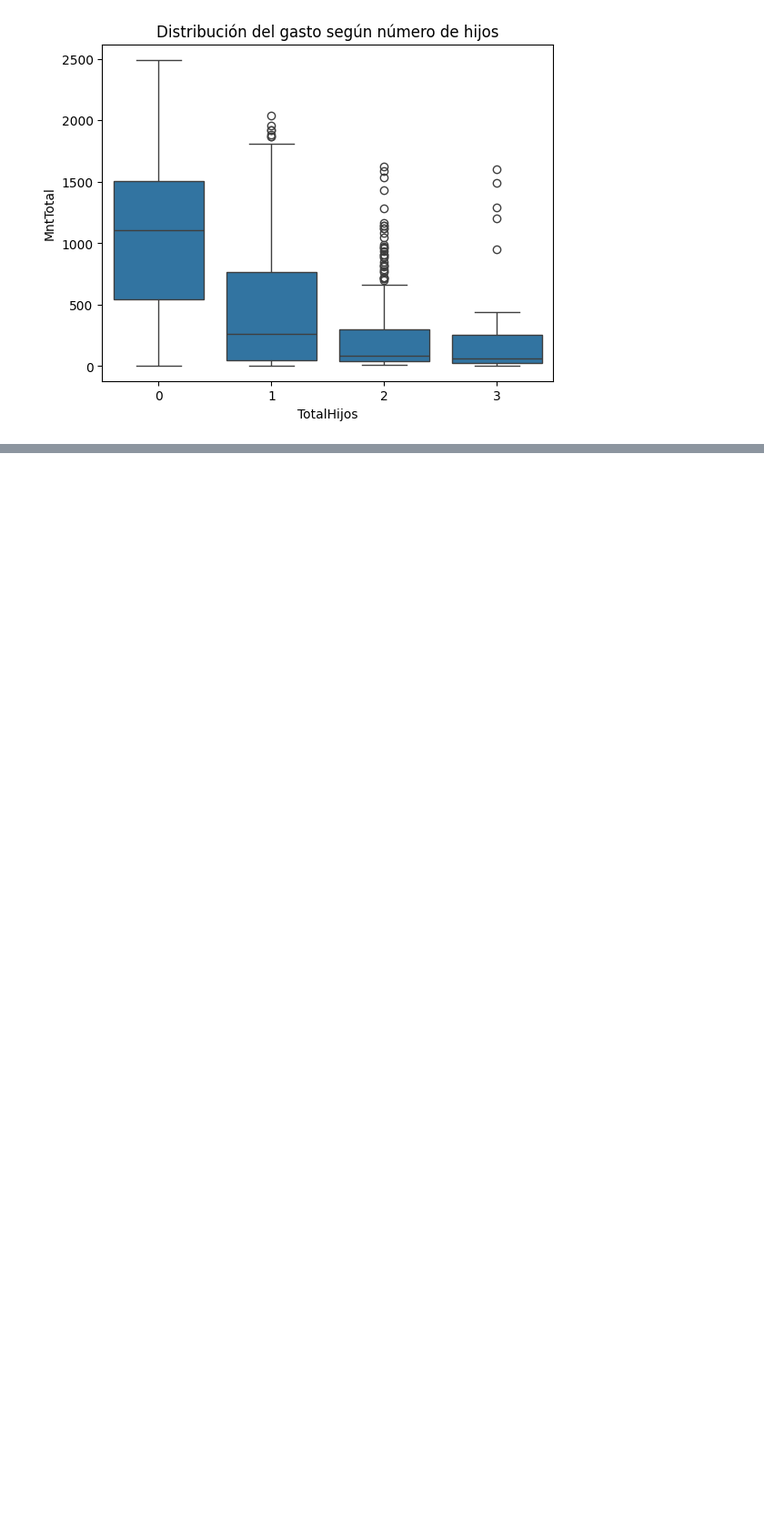
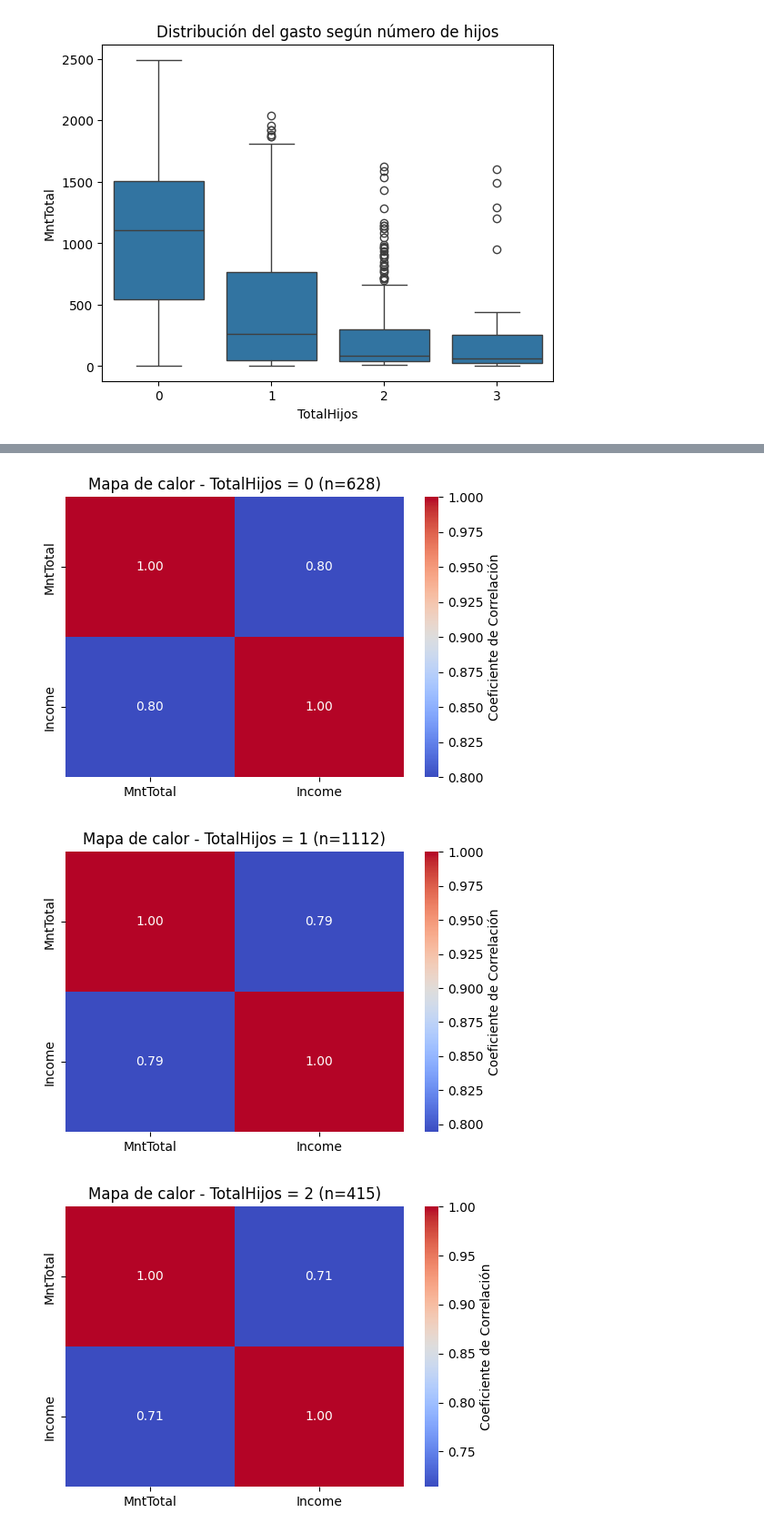
Before and after one commit to krysvill/Bootcamp_Data_Driven_Decisions_Specialist, a Jupyter notebook: Perfil de Cliente - Dashboard de Inteligencia Comercial/ExploracionData.ipynb, the cells around one changed output, grey strips where cells are left out. Shown at 91% size. Drawn from its saved outputs; the diff is of its cells as text; code cells hidden in the pictures; blank space fills up the shorter version.

```diff
--- a/Perfil de Cliente - Dashboard de Inteligencia Comercial/ExploracionData.ipynb
+++ b/Perfil de Cliente - Dashboard de Inteligencia Comercial/ExploracionData.ipynb
@@ -245,33 +368,25 @@ Columnas_Clave =["Income", "Age", "Customer_Days", "MntTotal"
 # %%
+Columnas_Clave = ["Income", "Age", "Customer_Days", "MntTotal"]
+
 Cuartiles_Dict = {}
-
 for columna in Columnas_Clave:
     if columna in DC.columns:
         Q1 = DC[columna].quantile(0.25)
         Q2 = DC[columna].quantile(0.50)
         Q3 = DC[columna].quantile(0.75)
         IQR = Q3 - Q1
-
         Limite_Inf = Q1 - 1.5 * IQR
         Limite_Sup = Q3 + 1.5 * IQR
-
         outliers_bajos = DC[DC[columna] < Limite_Inf].shape[0]
         outliers_altos = DC[DC[columna] > Limite_Sup].shape[0]
-        total_outliers = outliers_bajos + outliers_altos
-
         Cuartiles_Dict[columna] = {
-            "Q1": round(Q1, 2),
-            "Mediana": round(Q2, 2),
-            "Q3": round(Q3, 2),
-            "IQR": round(IQR, 2),
-            "Outliers bajos": outliers_bajos,
-            "Outliers altos": outliers_altos,
-            "Total outliers": total_outliers
+            "Q1": round(Q1, 2), "Mediana": round(Q2, 2), "Q3": round(Q3, 2),
+            "IQR": round(IQR, 2), "Outliers bajos": outliers_bajos,
+            "Outliers altos": outliers_altos, "Total outliers": outliers_bajos + outliers_altos
         }
 
 cuartiles_df = pd.DataFrame.from_dict(Cuartiles_Dict, orient="index")
-cuartiles_df = cuartiles_df.sort_values(by="Total outliers", ascending=False)
-cuartiles_df
+cuartiles_df.sort_values(by="Total outliers", ascending=False)
 # %% [output]
 |  | Q1 | Mediana | Q3 | IQR | Outliers bajos | Outliers altos | Total outliers |
 | MntTotal | 56.0 | 343.0 | 964.0 | 908.0 | 0 | 3 | 3 |
@@ -315,3 +506,10 @@ plt.title("Distribución del gasto según número de hijos")
 plt.show()
 # %% [output]
 [figure]
+# %%
+for valor in sorted(DC["TotalHijos"].unique()):
+    grupo = DC[DC["TotalHijos"] == valor][["MntTotal", "Income"]]
+    if len(grupo) > 1:  # necesita al menos 2 filas
+        corr = grupo.corr()
+        print(f"\nTotalHijos = {valor} (n={len(grupo)})")
+        print(corr.to_string())
@@ -317,0 +536,20 @@ plt.show()
+# %%
+for valor in sorted(DC["TotalHijos"].unique()):
+    grupo = DC[DC["TotalHijos"] == valor][["MntTotal", "Income"]]
+    if len(grupo) > 1:  # necesita al menos 2 filas
+        corr = grupo.corr()
+
+        plt.figure(figsize=(6,4))
+        sns.heatmap(
+            corr,
+            annot=True,
+            fmt=".2f",
+            cmap="coolwarm",
+            cbar_kws={'label': 'Coeficiente de Correlación'}
+        )
+        plt.title(f"Mapa de calor - TotalHijos = {valor} (n={len(grupo)})")
+        plt.show()
+# %% [output]
+[figure, added]
+[figure, added]
+[figure, added]
```
Also changed, not shown: parts of 113 cells of this notebook, 5 other files.
